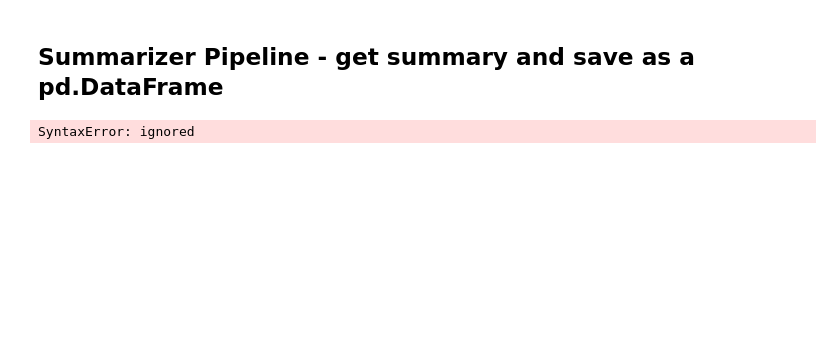
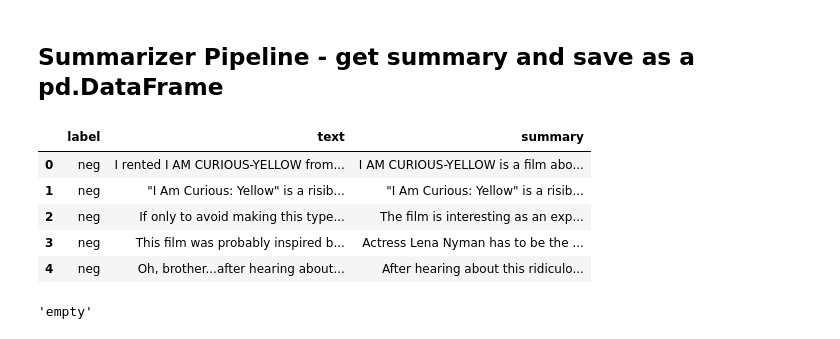
Before and after one commit to RoyElkabetz/Sentiment-Classification-of-Machine-Summarized-Text, a Jupyter notebook: T5_Summarizer_pipeline.ipynb, the cells around one changed output. Saved outputs shown, nothing was run; the diff lists cells and outputs as text; code cells hidden in the pictures; blank space fills up the shorter version.

```diff
--- a/T5_Summarizer_pipeline.ipynb
+++ b/T5_Summarizer_pipeline.ipynb
@@ -251,12 +225,28 @@ model_summary
 # %% [markdown]
 ## Summarizer Pipeline - get summary and save as a pd.DataFrame
+# %%
+train_df = pd.read_csv(SAVE_DATASET_PATH ,encoding='utf-8')
+columns = ['label', 'text', 'summary']
+train_df = train_df[columns]
+train_df.head()
+# %% [output]
+|  | label | text | summary |
+| 0 | neg | I rented I AM CURIOUS-YELLOW from... | I AM CURIOUS-YELLOW is a film abo... |
+| 1 | neg | "I Am Curious: Yellow" is a risib... | "I Am Curious: Yellow" is a risib... |
+| 2 | neg | If only to avoid making this type... | The film is interesting as an exp... |
+| 3 | neg | This film was probably inspired b... | Actress Lena Nyman has to be the ... |
+| 4 | neg | Oh, brother...after hearing about... | After hearing about this ridiculo... |
 # %%
 with torch.no_grad():
-  for i, row in tqdm(enumerate(train_df.iterrows())):
-      text = row[1]['text']
-      summary = summarizer(text)
-      train_df.iloc[i]['summary'] = summary
-      if i % 10 == 0:
-        data_df.to_csv(path_or_buf=SAVE_DATASET_PATH, columns=columns)
+  for i in tqdm(range(12500, len(train_df))):
+      row = train_df.iloc[i]
+      if row['summary'] == 'empty':
+        text = row['text']
+        summary = summarizer(text)
+        train_df.iloc[i, 2] = summary
+        if i % 10 == 0:
+          train_df.to_csv(path_or_buf=SAVE_DATASET_PATH, columns=columns)
-# %% [output]
-SyntaxError: ignored
+# %%
+train_df.iloc[5961, 2]
+# %% [output]
+'empty'
```
Also changed, not shown: parts of 12 cells of this notebook.
